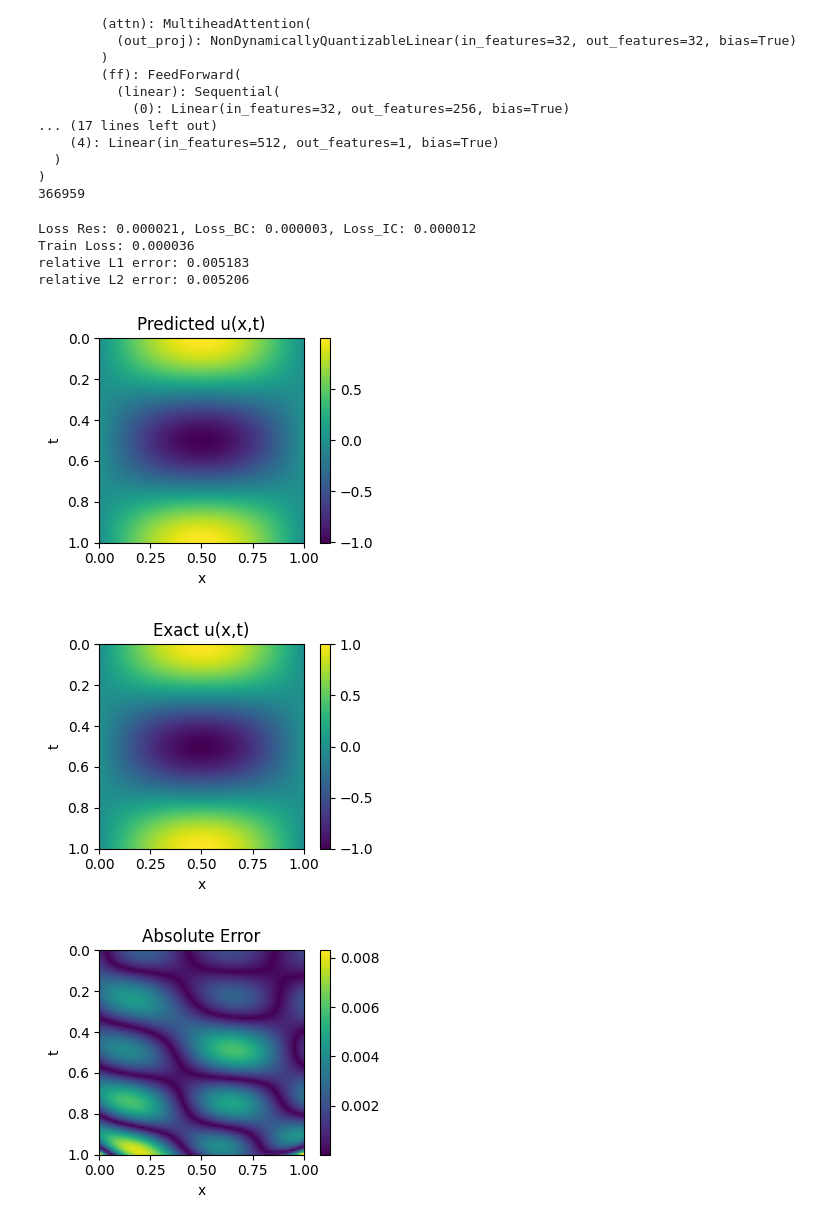
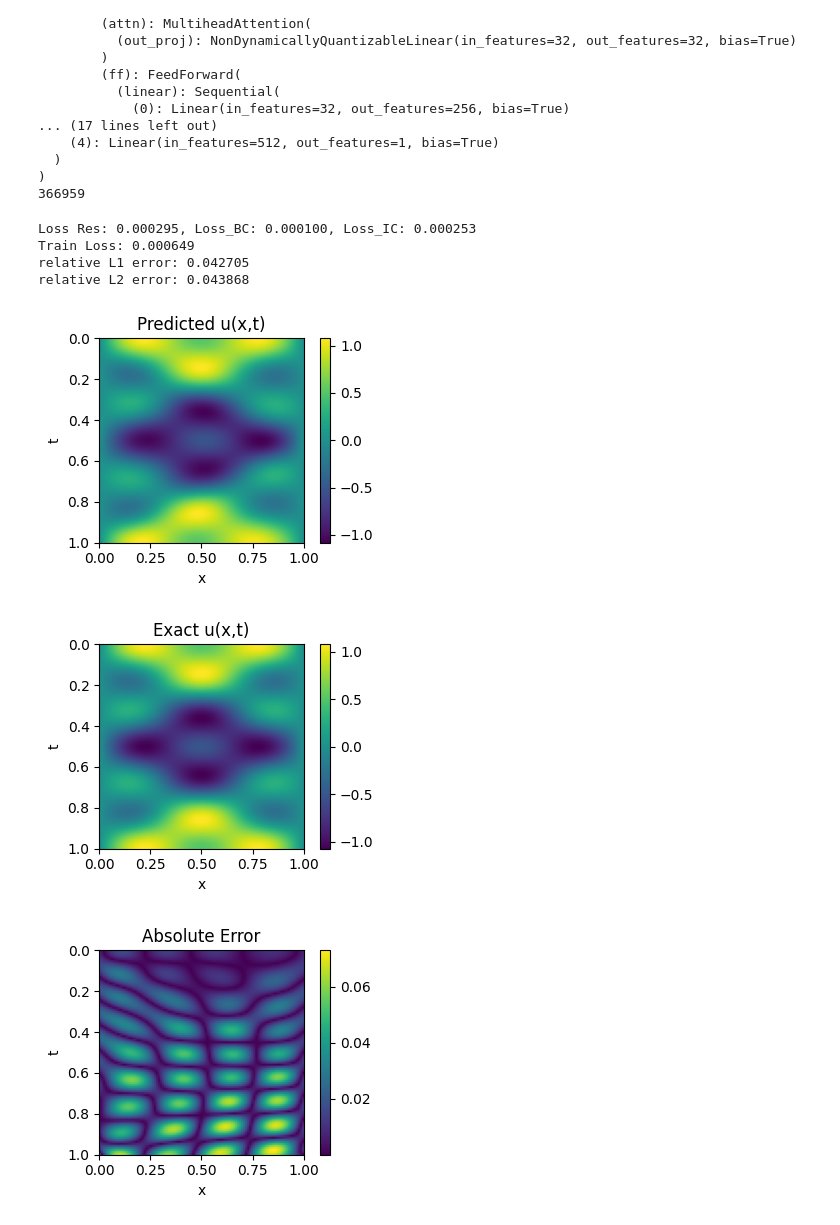
Before and after one commit to rtenacity/decoder-only-pinnsformer, a Jupyter notebook: 1d_wave/1dw-decoder-pinnsformer.ipynb, the cells around one changed output. Cells and saved outputs as stored; diff of their text form; code cells hidden in the pictures.

```diff
--- a/1d_wave/1dw-decoder-pinnsformer.ipynb
+++ b/1d_wave/1dw-decoder-pinnsformer.ipynb
@@ -196,7 +196,7 @@ for i in tqdm(range(1000)):
 
         ui_t = torch.autograd.grad(pred_left, t_left, grad_outputs=torch.ones_like(pred_left), retain_graph=True, create_graph=True)[0]
 
-        loss_ic_1 = torch.mean((pred_left[:,0] - torch.sin(pi*x_left[:,0])) ** 2)
+        loss_ic_1 = torch.mean((pred_left[:,0] - torch.sin(pi*x_left[:,0]) - 0.5 * torch.sin(3*pi*x_left[:,0])) ** 2)
         loss_ic_2 = torch.mean((ui_t)**2)
 
         loss_ic = loss_ic_1 + loss_ic_2
@@ -237,41 +237,40 @@ res_test = make_time_sequence(res_test, num_step=5, step=step_size)
 res_test = torch.tensor(res_test, dtype=torch.float32, requires_grad=True).to(device)
 x_test, t_test = res_test[:,:,0:1], res_test[:,:,1:2]
 
 with torch.no_grad():
     pred = model(x_test, t_test)[:,0:1]
     pred = pred.cpu().detach().numpy()
 
 pred = pred.reshape(101,101)
 
 c = 2
 l = 1
 
-def u_ana(x, t):
-    return np.cos(np.pi * t * c * (1/l)) * np.sin(np.pi * x * (1/l))
+def u_ana(x,t):
+    return np.sin(np.pi*x) * np.cos(2*np.pi*t) + 0.5 * np.sin(3*np.pi*x) * np.cos(6*np.pi*t)
 res_test, _, _, _, _ = get_data([0,1], [0,1], 101, 101)
 u = u_ana(res_test[:,0], res_test[:,1]).reshape(101,101)
 
 rl1 = np.sum(np.abs(u-pred)) / np.sum(np.abs(u))
 rl2 = np.sqrt(np.sum((u-pred)**2) / np.sum(u**2))
 
 print('relative L1 error: {:4f}'.format(rl1))
 print('relative L2 error: {:4f}'.format(rl2))
 
 plt.figure(figsize=(4,3))
 plt.imshow(pred, extent=[0,1,1,0])
 plt.xlabel('x')
 plt.ylabel('t')
 plt.title('Predicted u(x,t)')
 plt.colorbar()
 plt.tight_layout()
-plt.savefig('./1dwave_pinnsformer_pred.png')
 plt.show()
 # %% [output]
-Loss Res: 0.000021, Loss_BC: 0.000003, Loss_IC: 0.000012
-Train Loss: 0.000036
-relative L1 error: 0.005183
-relative L2 error: 0.005206
+Loss Res: 0.000295, Loss_BC: 0.000100, Loss_IC: 0.000253
+Train Loss: 0.000649
+relative L1 error: 0.042705
+relative L2 error: 0.043868
-[figure, old version]
+[figure, new version]
 # %%
 plt.figure(figsize=(4,3))
 plt.imshow(u, extent=[0,1,1,0])
@@ -283,7 +282,7 @@ plt.tight_layout()
 plt.savefig('./1dwave_exact.png')
 plt.show()
 # %% [output]
-[figure, old version]
+[figure, new version]
 # %%
 plt.figure(figsize=(4,3))
 plt.imshow(np.abs(pred - u), extent=[0,1,1,0])
@@ -292,7 +291,6 @@ plt.ylabel('t')
 plt.title('Absolute Error')
 plt.colorbar()
 plt.tight_layout()
-plt.savefig('./1dwave_pinnsformer_error.png')
 plt.show()
 # %% [output]
-[figure, old version]
+[figure, new version]
```
Also changed, not shown: 4 other files.
